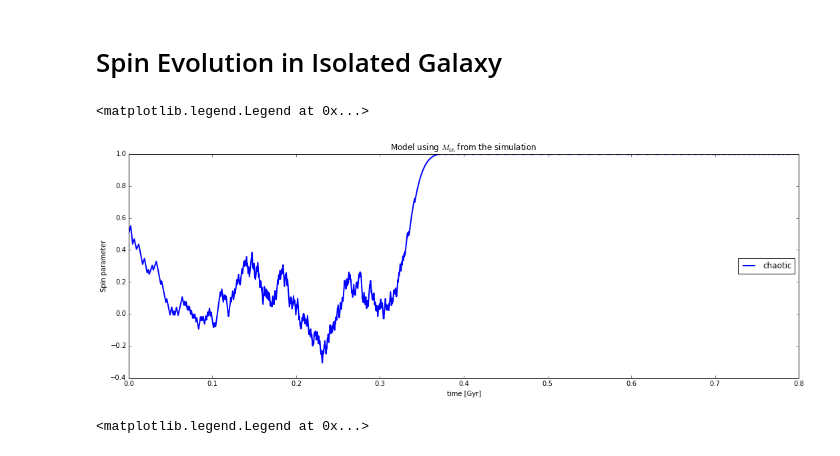
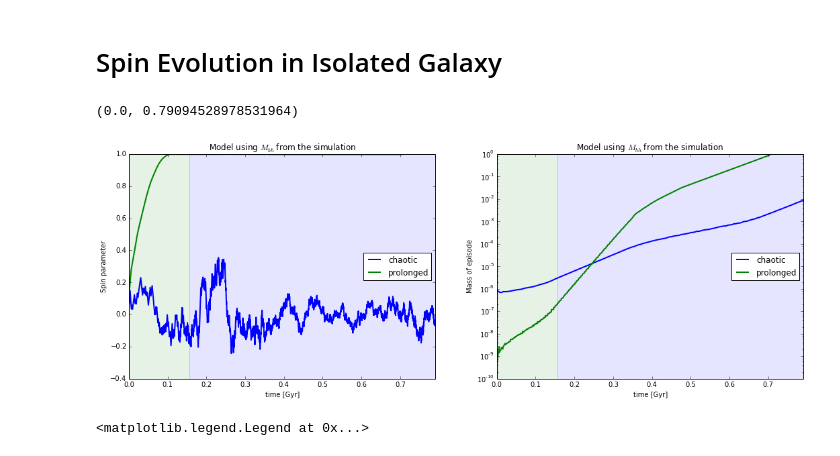
Before and after one commit to sbustamante/CosmologicalBlackHoles, a Jupyter notebook: Codes/spin_evolution.ipynb, the cells around one changed output. Drawn from its saved outputs; the diff is of its cells as text; code cells hidden in the pictures.

```diff
--- a/Codes/spin_evolution.ipynb
+++ b/Codes/spin_evolution.ipynb
@@ -110,7 +110,7 @@ plt.plot( MfM0, spin_evolution( MfM0, -1.0 ) )
 execfile( './scripts/dynamical_friction.py' )
 LoadData = True
 #Loading simulations
-test00 = black_hole_sim( simulation = 'test00',
+test00 = black_hole_sim( simulation = 'test01',
                          snapbase = 'snapshot',
                          n_snap = 159,
                          datafolder = DataFolder,
@@ -181,16 +181,3 @@ if LoadData:
     test05.load_trajectory( )
 else:
     test05.read_trajectory( )
-# %%
-plt.figure( figsize = (18,6) )
-
-test01.spin_evolution( mode='chaotic', alpha = 0.1, a0 = 0.5 )
-plt.plot( test01.tms, test01.aps, '-', label='chaotic', lw=2 )
-
-plt.title('Model using $M_{bh}$ from the simulation')
-plt.ylabel("Spin parameter")
-plt.xlabel("time [Gyr]")
-plt.legend(loc='center right')
-# %% [output]
-<matplotlib.legend.Legend at 0x...>
-[figure, removed]
@@ -197,3 +209,40 @@ plt.legend(loc='center right')
+# %%
+plt.figure( figsize = (18,6) )
+
+t_quasar = test00.t[QuasarBHmode( test00.mbh, test00.mbh_dot ).astype(bool)][-1]
+
+test00.spin_evolution( mode='chaotic', alpha = 0.1, a0 = 0.1 )
+plt.subplot(1,2,1)
+plt.plot( test00.tms, test00.aps, '-', label='chaotic', lw=2 )
+plt.fill_between([0,t_quasar], -0.4, 1.0, alpha=0.1, color='green')
+plt.fill_between([t_quasar,test00.tms[-1]], -0.4, 1.0, alpha=0.1, color='blue')
+plt.subplot(1,2,2)
+plt.semilogy( test00.tms, test00.dms, '-', label='chaotic', lw=2 )
+plt.fill_between([0,t_quasar], 1e-10, 1.0, alpha=0.1, color='green')
+plt.fill_between([t_quasar,test00.tms[-1]], 1e-10, 1.0, alpha=0.1, color='blue')
+
+test01.spin_evolution( mode='continuous', alpha = 0.1, a0 = 0.1 )
+plt.subplot(1,2,1)
+plt.plot( test01.tms, test01.aps, '-', label='prolonged', lw=2 )
+plt.subplot(1,2,2)
+plt.semilogy( test01.tms, test01.dms, '-', label='prolonged', lw=2 )
+
+plt.subplot(1,2,1)
+plt.title('Model using $M_{bh}$ from the simulation')
+plt.ylabel("Spin parameter")
+plt.xlabel("time [Gyr]")
+plt.legend(loc='center right')
+plt.ylim((-0.4,1))
+plt.xlim((0.0,test00.tms[-1]))
+plt.subplot(1,2,2)
+plt.title('Model using $M_{bh}$ from the simulation')
+plt.ylabel("Mass of episode")
+plt.xlabel("time [Gyr]")
+plt.legend(loc='center right')
+plt.xlim((0.0,test00.tms[-1]))
+# %% [output]
+(0.0, 0.79094528978531964)
+[figure, added]
 # %%
 plt.figure( figsize = (18,6) )
 
```
Also changed, not shown: parts of 1 cell of this notebook, 2 other files.
